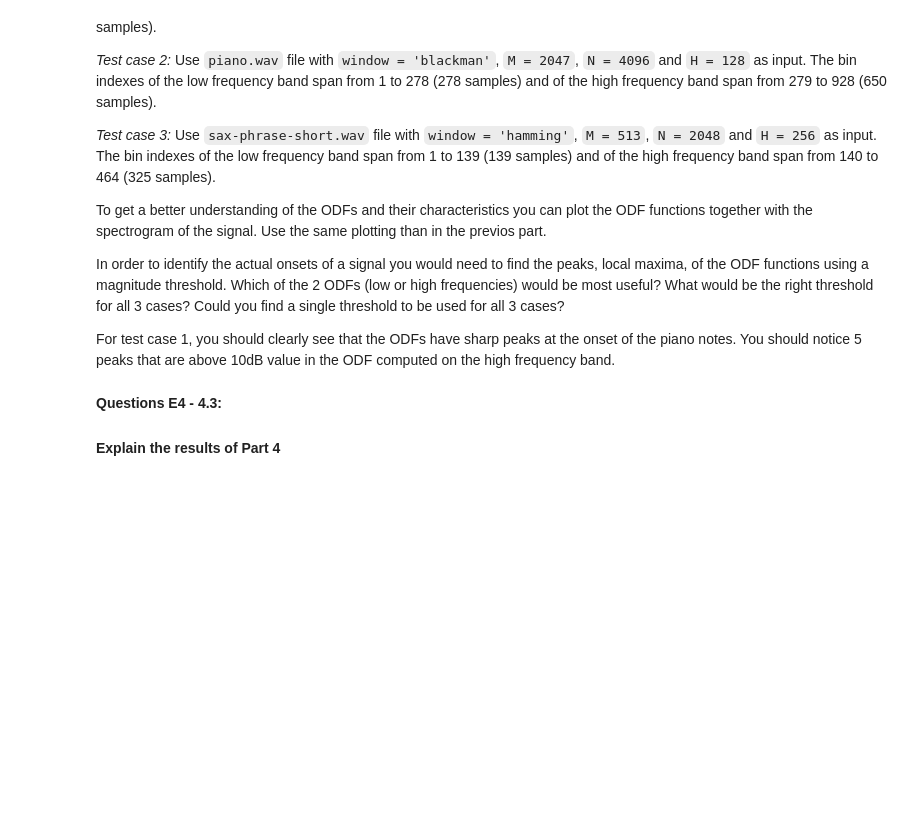
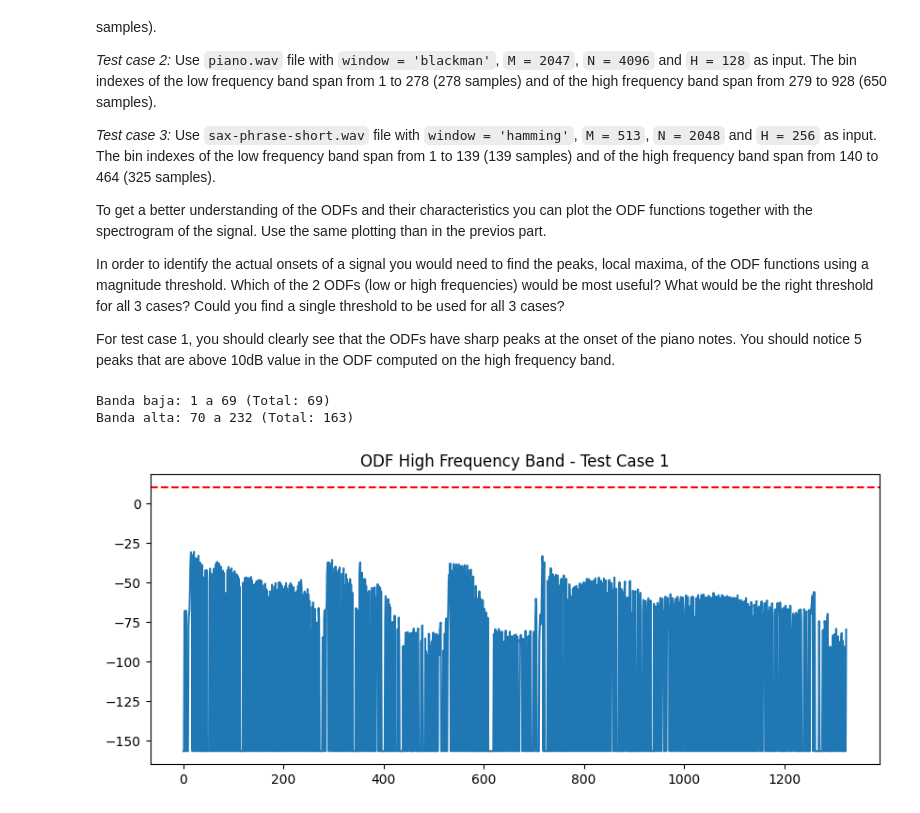
Before and after one commit to MarcosAmador335/sms-tools-materials, a Jupyter notebook: exercises/E4-STFT.ipynb, the cells around one changed output. Saved outputs shown, nothing was run; the diff lists cells and outputs as text; code cells hidden in the pictures; blank space fills up the shorter version.

Commit message:
Update E4-STFT.ipynb
lab4 finished

```diff
--- a/exercises/E4-STFT.ipynb
+++ b/exercises/E4-STFT.ipynb
@@ -435,6 +435,32 @@ def compute_odf(input_file, window, M, N, H):
     """
 
     ### your code here
+    fs, audio = wavread(input_file)
+    if audio.ndim > 1: audio = audio[:, 0]
+    w = get_window(window, M)
+
+    # Obtenemos mX (espectro) y pX (fase)
+    mX, pX = stft.stftAnal(audio, w, N, H)
+    #sabemos que la funcion devuelve dos cosas pero solo necesito envelope por eso _
+    _ , envelope = compute_eng_env(input_file,window,M,N,H)
+    linear_envelope = 10**(envelope/10)
+
+    diff_low = np.diff(linear_envelope[:,0])
+    #con el 0 recuperamos la longitud original
+    odf_low = np.insert(diff_low,0,0)
+    #nos quedamos solo con la parte positiva
+    odf_low = np.maximum(0,odf_low)
+
+    #hacemos los mismo para la parte de high frequencies
+    diff_high = np.diff(linear_envelope[:,1])
+    #con el 0 recuperamos la longitud original
+    odf_high = np.insert(diff_high,0,0)
+    #nos quedamos solo con la parte positiva
+    odf_high = np.maximum(0,odf_high)
+
+
+
+    return mX, np.column_stack((odf_low,odf_high))
 # %% [markdown]
 Test cases for the function `compute_odf()`:
 
@@ -458,9 +484,18 @@ For test case 1, you should clearly see that the ODFs have sharp peaks at the on
 # %%
 # E4 - 4.2: Call the function compute_odf() for the 3 test cases and plot the ODF functions together with the
 # spectrogram of the signal.
 
 ### Your code here
+#test case 1
+mX, odf = compute_odf("C:/Users/marco/Documents/GitHub/sms-tools-materials/sounds/piano.wav", 'blackman', 513, 1024, 128)
+
+# Ahora puedes graficar sin errores
+plt.figure(figsize=(10, 4))
+plt.plot(10 * np.log10(odf[:, 1] + eps)) # ODF Banda Alta en dB
+plt.axhline(y=10, color='r', linestyle='--')
+plt.title("ODF High Frequency Band - Test Case 1")
+plt.show()
+# %% [output]
+Banda baja: 1 a 69 (Total: 69)
+Banda alta: 70 a 232 (Total: 163)
+[figure, added]
-# %% [markdown]
-**Questions E4 - 4.3:**
-
-#### Explain the results of Part 4
```
Also changed, not shown: parts of 3 cells of this notebook.
